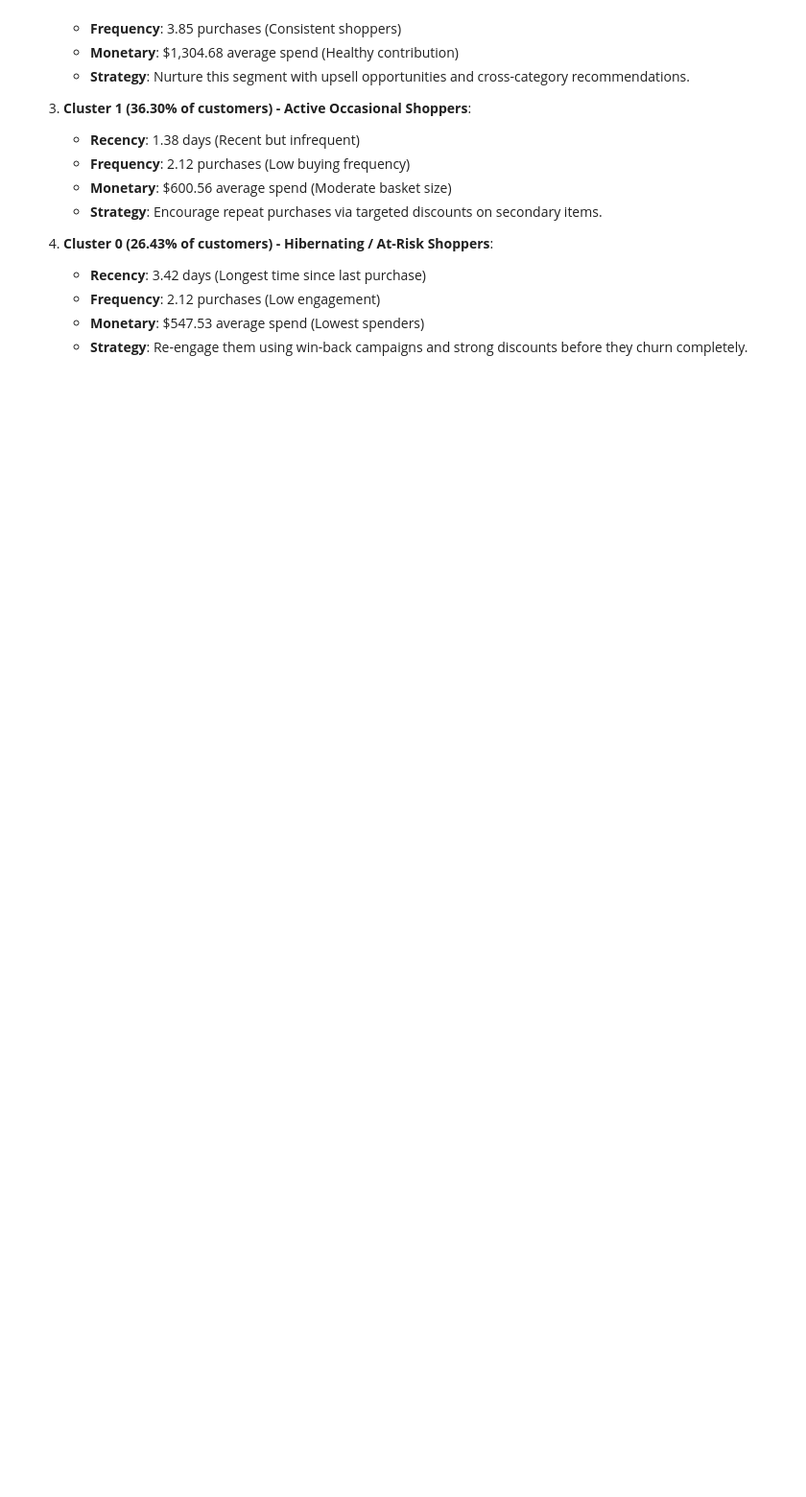
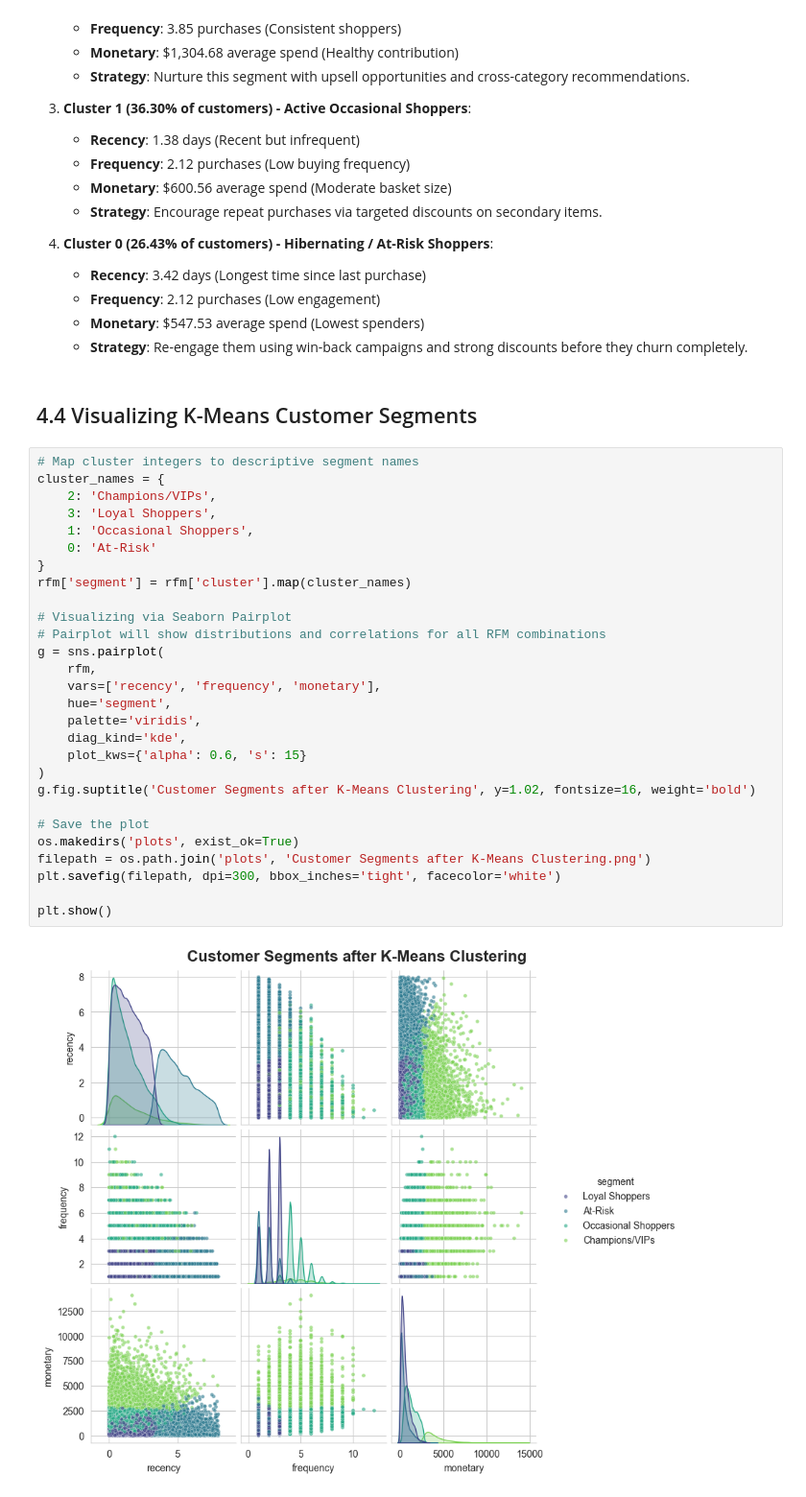
Before and after one commit to fathirrizkifadillah/Black-Friday, a Jupyter notebook: main.ipynb, the cells around one changed output. Shown at 96% size. Cells and saved outputs as stored; diff of their text form; blank space fills up the shorter version.

Commit message:
Customer Segments after K-Means Clustering

```diff
--- a/main.ipynb
+++ b/main.ipynb
@@ -1492,3 +1492,35 @@ The K-Means clustering successfully partitions the customer base into four disti
    - **Frequency**: 2.12 purchases (Low engagement)
    - **Monetary**: $547.53 average spend (Lowest spenders)
    - **Strategy**: Re-engage them using win-back campaigns and strong discounts before they churn completely.
+# %% [markdown]
+## 4.4 Visualizing K-Means Customer Segments
+# %%
+# Map cluster integers to descriptive segment names
+cluster_names = {
+    2: 'Champions/VIPs',
+    3: 'Loyal Shoppers',
+    1: 'Occasional Shoppers',
+    0: 'At-Risk'
+}
+rfm['segment'] = rfm['cluster'].map(cluster_names)
+
+# Visualizing via Seaborn Pairplot
+# Pairplot will show distributions and correlations for all RFM combinations
+g = sns.pairplot(
+    rfm,
+    vars=['recency', 'frequency', 'monetary'],
+    hue='segment',
+    palette='viridis',
+    diag_kind='kde',
+    plot_kws={'alpha': 0.6, 's': 15}
+)
+g.fig.suptitle('Customer Segments after K-Means Clustering', y=1.02, fontsize=16, weight='bold')
+
+# Save the plot
+os.makedirs('plots', exist_ok=True)
+filepath = os.path.join('plots', 'Customer Segments after K-Means Clustering.png')
+plt.savefig(filepath, dpi=300, bbox_inches='tight', facecolor='white')
+
+plt.show()
+# %% [output]
+[figure, added]
```
Also changed, not shown: parts of 1 cell of this notebook, 1 other file.
